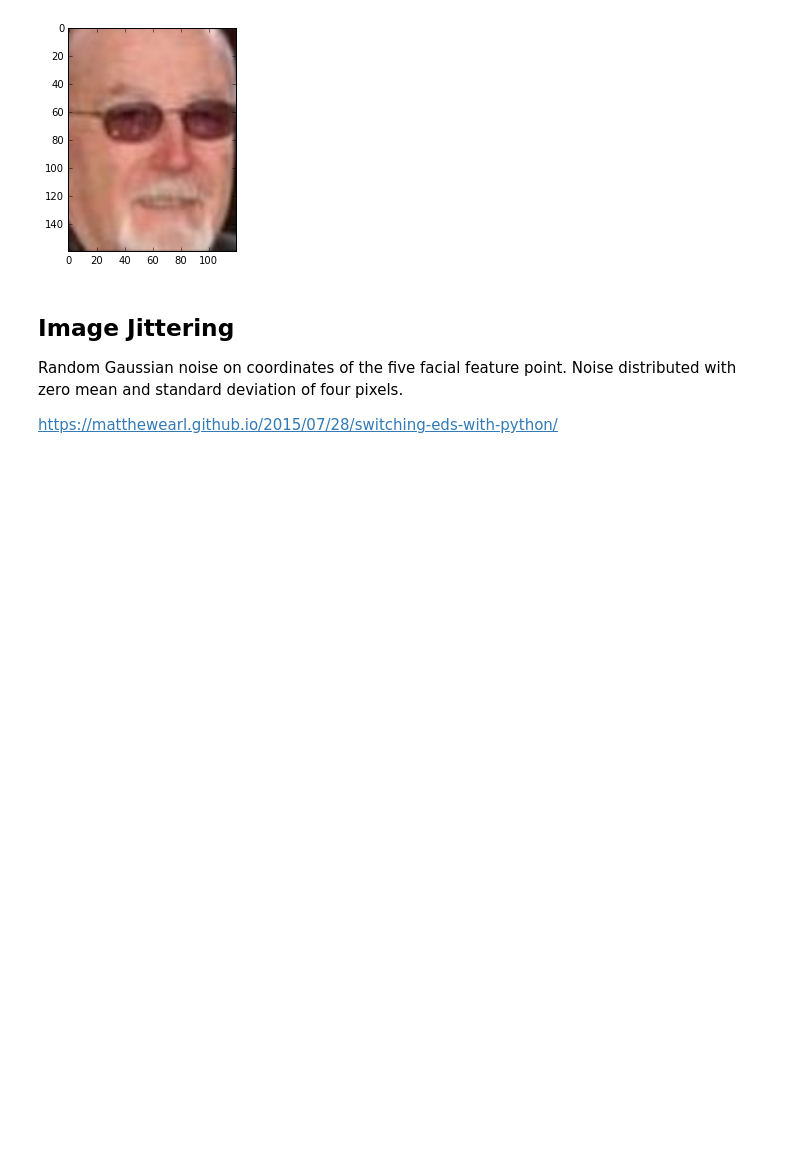
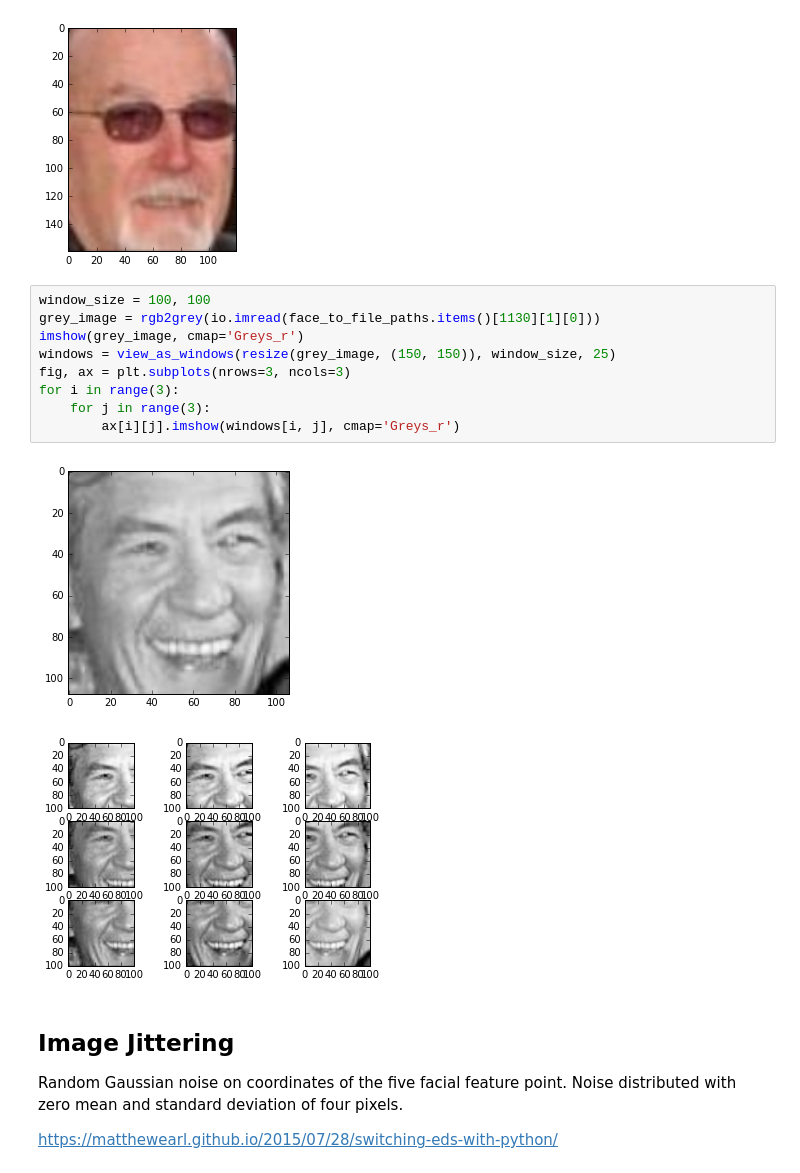
Before and after one commit to chrisjluc/FRS, a Jupyter notebook: notebooks/imageprocessing/ImageProcessing.ipynb, the cells around one changed output. Cells and saved outputs as stored; diff of their text form; blank space fills up the shorter version.

```diff
--- a/notebooks/imageprocessing/ImageProcessing.ipynb
+++ b/notebooks/imageprocessing/ImageProcessing.ipynb
@@ -99,6 +83,18 @@ imshow(partition(resized_image, (0, 20), 160, 120))
 # %% [output]
 <matplotlib.image.AxesImage at 0x...>
 [figure]
+# %%
+window_size = 100, 100
+grey_image = rgb2grey(io.imread(face_to_file_paths.items()[1130][1][0]))
+imshow(grey_image, cmap='Greys_r')
+windows = view_as_windows(resize(grey_image, (150, 150)), window_size, 25)
+fig, ax = plt.subplots(nrows=3, ncols=3)
+for i in range(3):
+    for j in range(3):
+        ax[i][j].imshow(windows[i, j], cmap='Greys_r')
+# %% [output]
+[figure, added]
+[figure, added]
 # %% [markdown]
 <h2>Image Jittering</h2>
 
```
Also changed, not shown: parts of 3 cells of this notebook, 28 other files.
